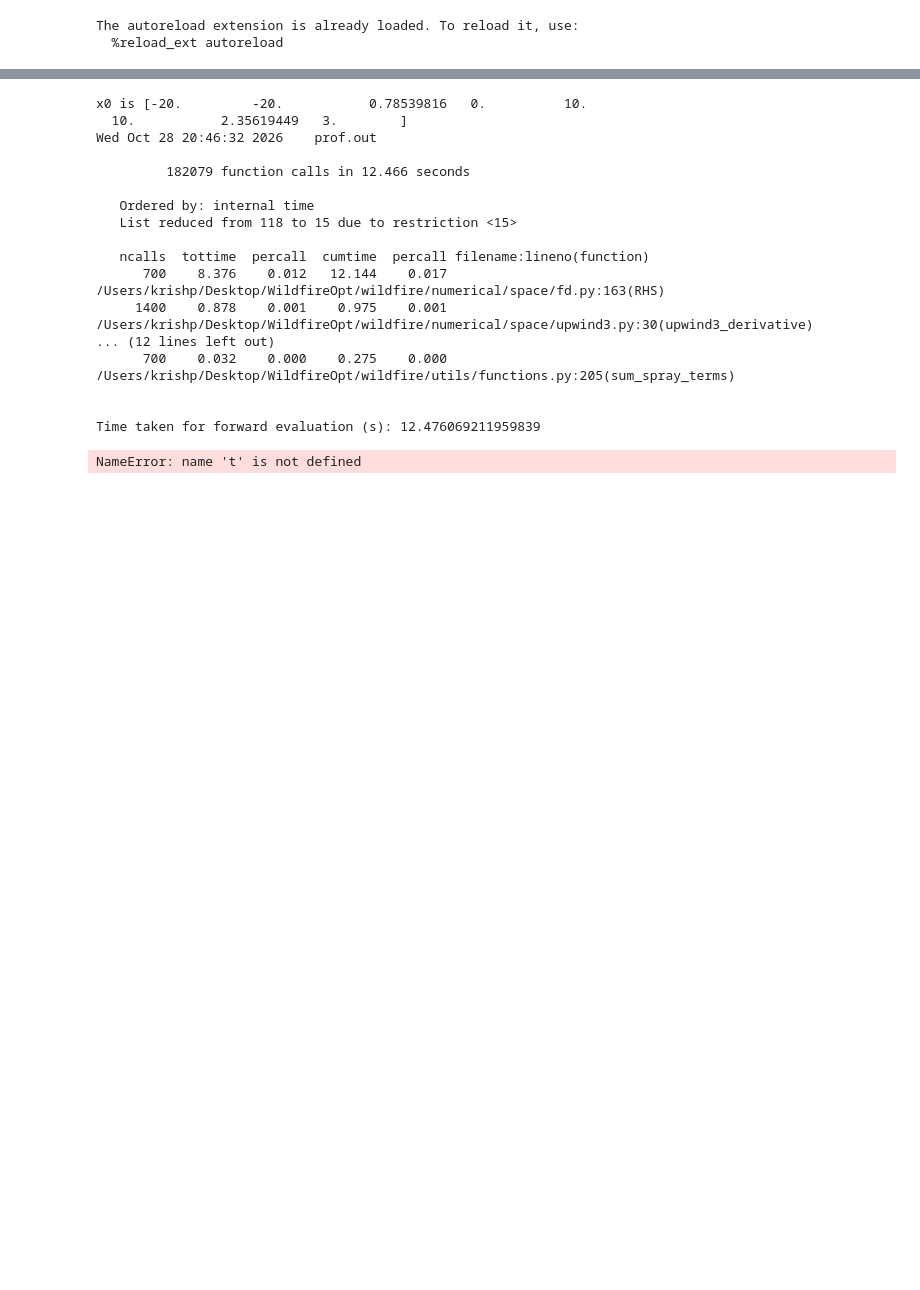
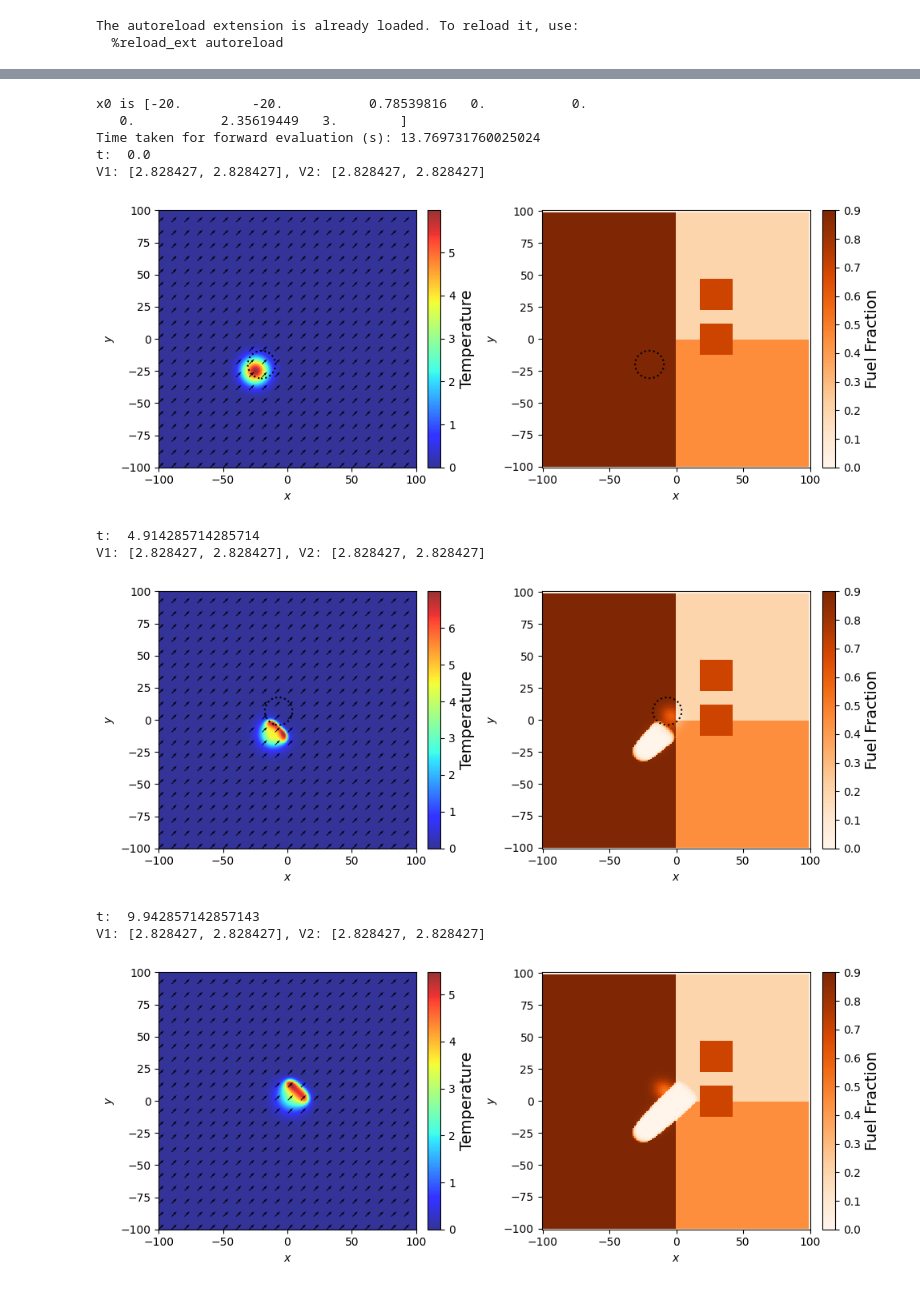
Before and after one commit to pkrish11/Wildfire-PDE-Constrained-Optimization, a Jupyter notebook: Optimization_testing2.ipynb, the cells around one changed output, grey strips where cells are left out. Cells and saved outputs as stored; diff of their text form; code cells hidden in the pictures; blank space fills up the shorter version.

```diff
--- a/Optimization_testing2.ipynb
+++ b/Optimization_testing2.ipynb
@@ -45,7 +45,7 @@ Nt = 175
 last = False
 
 # Wind effect
-gamma = 6
+gamma = 4
 w1 = lambda x, y, t: gamma * np.cos(np.pi/4 + x * 0)
 w2 = lambda x, y, t: gamma * np.sin(np.pi/4 + x * 0)
 V = lambda x, y, t: (w1(x, y, t), w2(x, y, t))
@@ -54,6 +54,7 @@ def changing_wind(x, y, t):
         return (w1(x, y, t), w2(x, y, t))
     else:
         return (gamma * np.sin(0 + x * 0), gamma * np.cos(0 + x * 0))
+print(f"Wind speed is {gamma}")
 
 ### COMPUTING PECLET AND CFL NUMBERS - constant wind setting
 if compute_discretization:
@@ -147,10 +148,10 @@ control_vars = np.asarray([drop_1, drop_2])
 # CONTROL PARAMETERS
 control_params = {
     'v':5,          # velocity of plane
-    'sigma_x':4.5,  # size of drop
-    'sigma_y':4.5,  # size of drop
+    'sigma_x':5.,  # size of drop
+    'sigma_y':5.,  # size of drop
     'T': 3.5 ,
-    'k': 0.4, # original value was 0.5
+    'k':1.0, # original value was 0.5
     'delta': 0.6, # original value was 0.6
     'control_vars':control_vars
 }
@@ -264,45 +266,36 @@ print(iteration_history[-1])
 # %%
 # z0 = res.x
 #z0 = iteration_history[-1]["z"]
 normalization_ranges = np.array([[x_min, x_max], [y_min, y_max], [0, 2*np.pi], [0, 10], [x_min, x_max], [y_min, y_max], [0, 2*np.pi], [0, 10]])
 #opt_obj1 = optimizer_object(physical_parameters, control_params, Nx, Ny, Nt, u0, b0_test, V, weights, normalization_ranges)
 #x0 = opt_obj1.denormalize(z0)
-x0 = np.asarray([-20, -20, (1/4)*np.pi, 0, 10, 10, (3/4)*np.pi, 3]) # initial guess
+x0 = np.asarray([-20, -20, (1/4)*np.pi, 0, 0,0, (3/4)*np.pi, 3]) # initial guess
 control_params['control_vars'] = x0
 
 # test with constant wind
 opt_obj = optimizer_object(physical_parameters, control_params, Nx, Ny, Nt, u0, b0_test, V, weights, normalization_ranges)
-opt_obj._cached_control_vars = None          # force a fresh forward solve
 #cProfile.run("opt_obj.forward_eval(x0)", "prof.out")
 #pstats.Stats("prof.out").sort_stats("tottime").print_stats(15)
 
 print(f"x0 is {x0}")
 t1 = time.time()
-cProfile.run("opt_obj.forward_eval(x0 , full_out=True)", "prof.out")
-pstats.Stats("prof.out").sort_stats("tottime").print_stats(15)
-# t, X, Y, U, B = opt_obj.forward_eval(x0 , full_out=True)
+t, X, Y, U, B = opt_obj.forward_eval(x0 , full_out=True)
 t2 = time.time()
 print(f"Time taken for forward evaluation (s): {t2-t1}")
 # print(f"Objective function value is {opt_obj.objective_function(z0)}")
 Ns = np.linspace(0, Nt, 5, dtype=int)
 for n in Ns:
     plots.UBs(n, t, X, Y, U, B, V, control_params, forward=True)
 # %% [output]
-x0 is [-20.         -20.           0.78539816   0.          10.
-  10.           2.35619449   3.        ]
-Wed Oct 28 20:46:32 2026    prof.out
-
-         182079 function calls in 12.466 seconds
-
-   Ordered by: internal time
-   List reduced from 118 to 15 due to restriction <15>
-
-   ncalls  tottime  percall  cumtime  percall filename:lineno(function)
-      700    8.376    0.012   12.144    0.017 /Users/krishp/Desktop/WildfireOpt/wildfire/numerical/space/fd.py:163(RHS)
-     1400    0.878    0.001    0.975    0.001 /Users/krishp/Desktop/WildfireOpt/wildfire/numerical/space/upwind3.py:30(upwind3_derivative)
-... (12 lines left out)
-      700    0.032    0.000    0.275    0.000 /Users/krishp/Desktop/WildfireOpt/wildfire/utils/functions.py:205(sum_spray_terms)
-
-
-Time taken for forward evaluation (s): 12.476069211959839
+x0 is [-20.         -20.           0.78539816   0.           0.
+   0.           2.35619449   3.        ]
+Time taken for forward evaluation (s): 13.769731760025024
+t:  0.0
+V1: [2.828427, 2.828427], V2: [2.828427, 2.828427]
+[figure, added]
-NameError: name 't' is not defined
+t:  4.914285714285714
+V1: [2.828427, 2.828427], V2: [2.828427, 2.828427]
+[figure, added]
+t:  9.942857142857143
+V1: [2.828427, 2.828427], V2: [2.828427, 2.828427]
+[figure, added]
```
Also changed, not shown: parts of 3 cells of this notebook, 2 other files.
